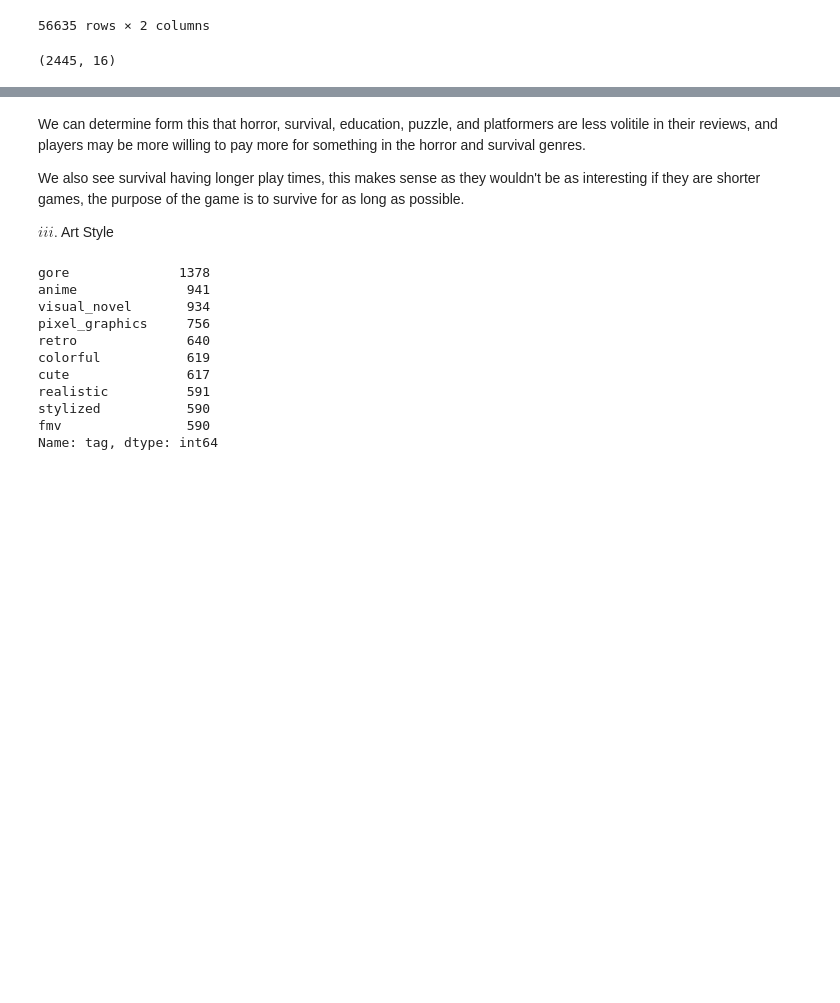
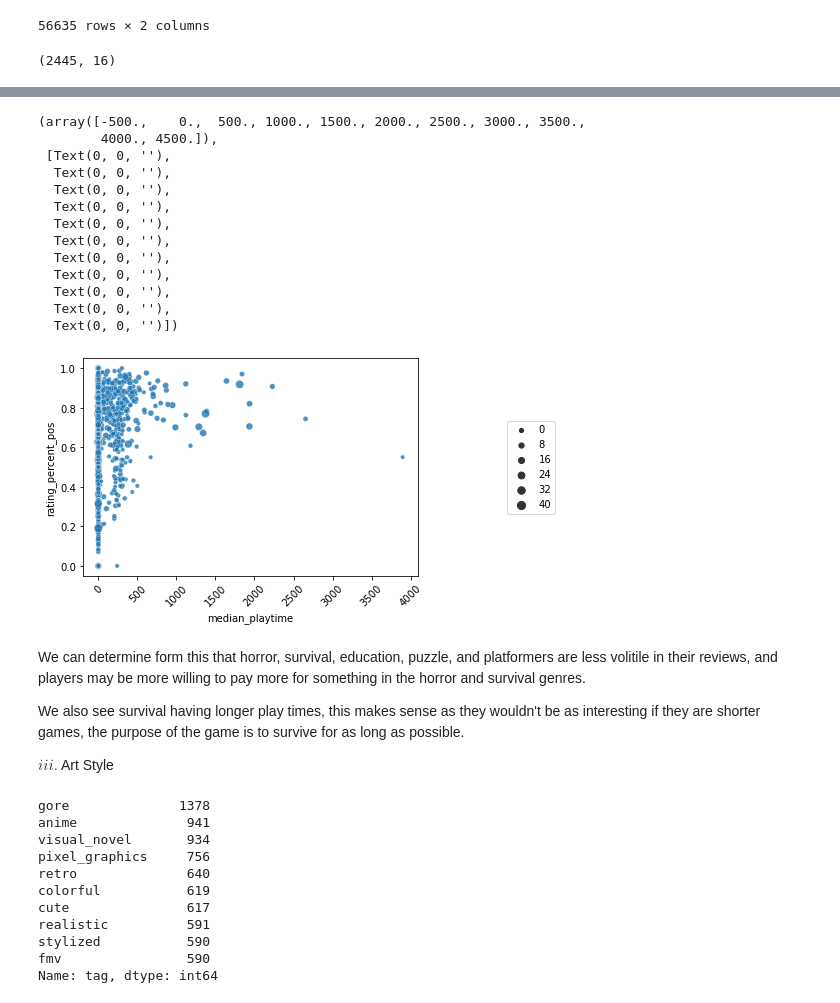
Before and after one commit to mlu004/Video_Game_Popularity, a Jupyter notebook: Video_Game_EDA.ipynb, the cells around one changed output, grey strips where cells are left out. Drawn from its saved outputs; the diff is of its cells as text; code cells hidden in the pictures; blank space fills up the shorter version.

```diff
--- a/Video_Game_EDA.ipynb
+++ b/Video_Game_EDA.ipynb
@@ -1505,3 +1505,22 @@ plt.xticks(rotation=45)
+# %%
+_ = sns.scatterplot(data=genre_sample[genre_sample['median_playtime']<4000], x='median_playtime', y='rating_percent_pos', size='price', palette='tab10', alpha=.8)
+_.legend(loc='center left', bbox_to_anchor=(1.25, 0.5), ncol=1)
+plt.xticks(rotation=45)
+# %% [output]
+(array([-500.,    0.,  500., 1000., 1500., 2000., 2500., 3000., 3500.,
+        4000., 4500.]),
+ [Text(0, 0, ''),
+  Text(0, 0, ''),
+  Text(0, 0, ''),
+  Text(0, 0, ''),
+  Text(0, 0, ''),
+  Text(0, 0, ''),
+  Text(0, 0, ''),
+  Text(0, 0, ''),
+  Text(0, 0, ''),
+  Text(0, 0, ''),
+  Text(0, 0, '')])
+[figure, added]
 # %% [markdown]
 We can determine form this that horror, survival, education, puzzle, and platformers are less volitile in their reviews, and players may be more willing to pay more for something in the horror and survival genres.
 
```
Also changed, not shown: parts of 29 cells of this notebook, 1 other file.
